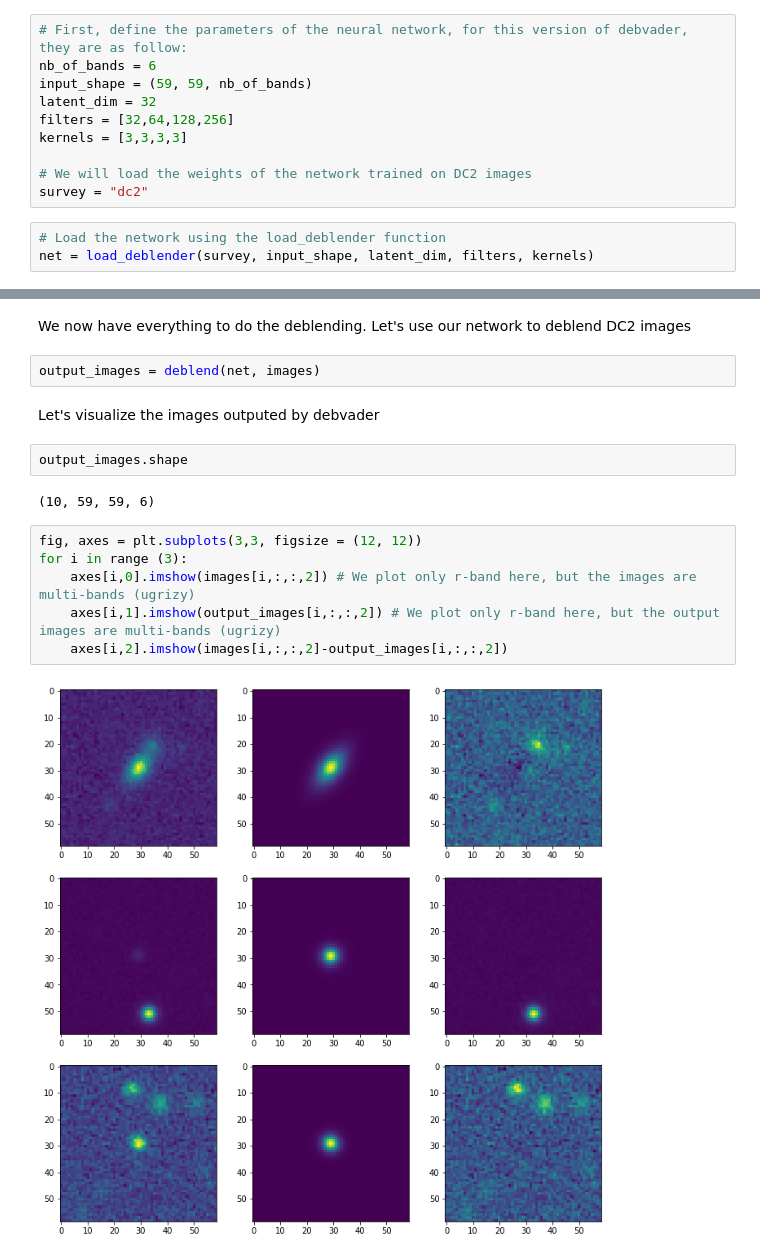
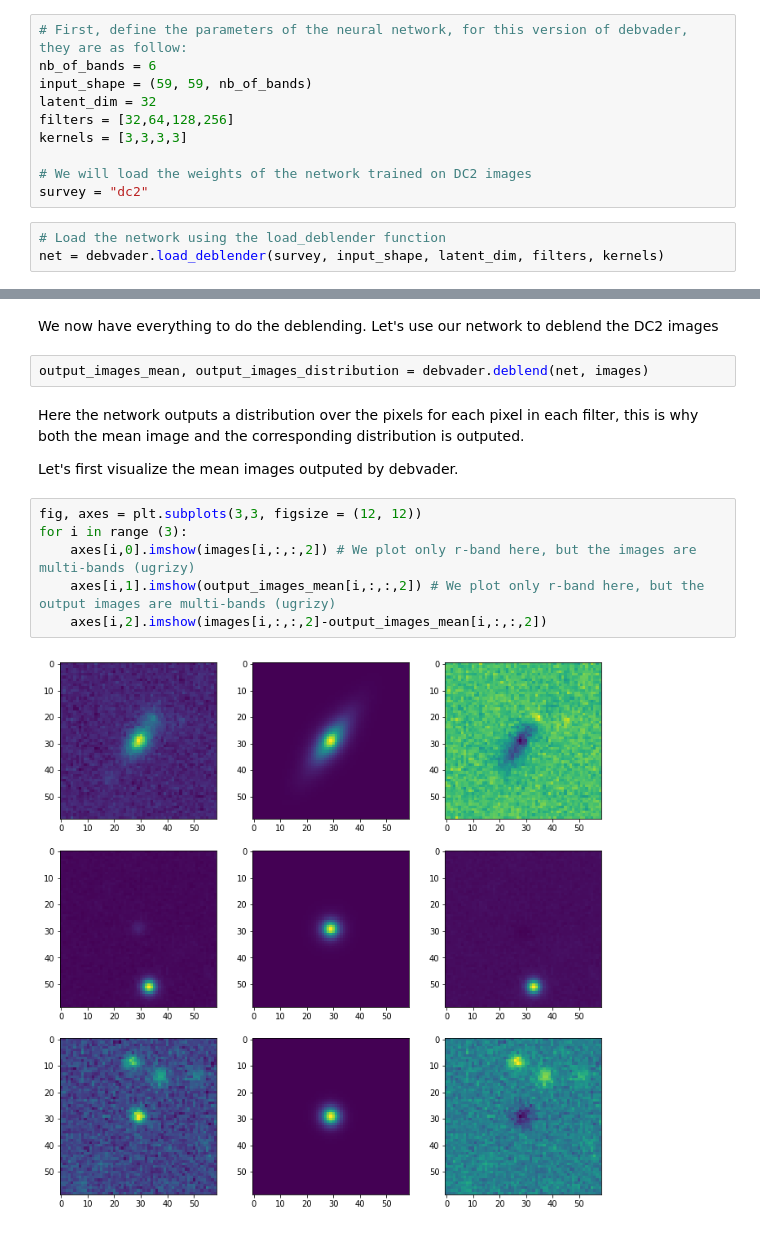
Before and after one commit to astrodeepnet/debvader, a Jupyter notebook: notebooks/deblending_dc2_images.ipynb, the cells around one changed output, grey strips where cells are left out. Drawn from its saved outputs; the diff is of its cells as text.

Commit message:
update notebook, weights of network for unnormalised images, change model to output a distribution
Former-commit-id: be4c1a41afbc2389478eb5a96eea16af8eaca330

```diff
--- a/notebooks/deblending_dc2_images.ipynb
+++ b/notebooks/deblending_dc2_images.ipynb
@@ -33,5 +39,5 @@ kernels = [3,3,3,3]
 survey = "dc2"
 # %%
 # Load the network using the load_deblender function
-net = load_deblender(survey, input_shape, latent_dim, filters, kernels)
+net = debvader.load_deblender(survey, input_shape, latent_dim, filters, kernels)
 # %% [output]
@@ -63,18 +69,16 @@ _________________________________________________________________
 # %% [markdown]
-We now have everything to do the deblending. Let's use our network to deblend DC2 images
+We now have everything to do the deblending. Let's use our network to deblend the DC2 images
 # %%
-output_images = deblend(net, images)
+output_images_mean, output_images_distribution = debvader.deblend(net, images)
-# %% [markdown]
-Let's visualize the images outputed by debvader
-# %%
-output_images.shape
-# %% [output]
-(10, 59, 59, 6)
+# %% [markdown]
+Here the network outputs a distribution over the pixels for each pixel in each filter, this is why both the mean image and the corresponding distribution is outputed.
+
+Let's first visualize the mean images outputed by debvader.
 # %%
 fig, axes = plt.subplots(3,3, figsize = (12, 12))
 for i in range (3):
     axes[i,0].imshow(images[i,:,:,2]) # We plot only r-band here, but the images are multi-bands (ugrizy)
-    axes[i,1].imshow(output_images[i,:,:,2]) # We plot only r-band here, but the output images are multi-bands (ugrizy)
-    axes[i,2].imshow(images[i,:,:,2]-output_images[i,:,:,2])
+    axes[i,1].imshow(output_images_mean[i,:,:,2]) # We plot only r-band here, but the output images are multi-bands (ugrizy)
+    axes[i,2].imshow(images[i,:,:,2]-output_images_mean[i,:,:,2])
 # %% [output]
-[figure, old version]
+[figure, new version]
```
Also changed, not shown: parts of 6 cells of this notebook, 7 other files.
